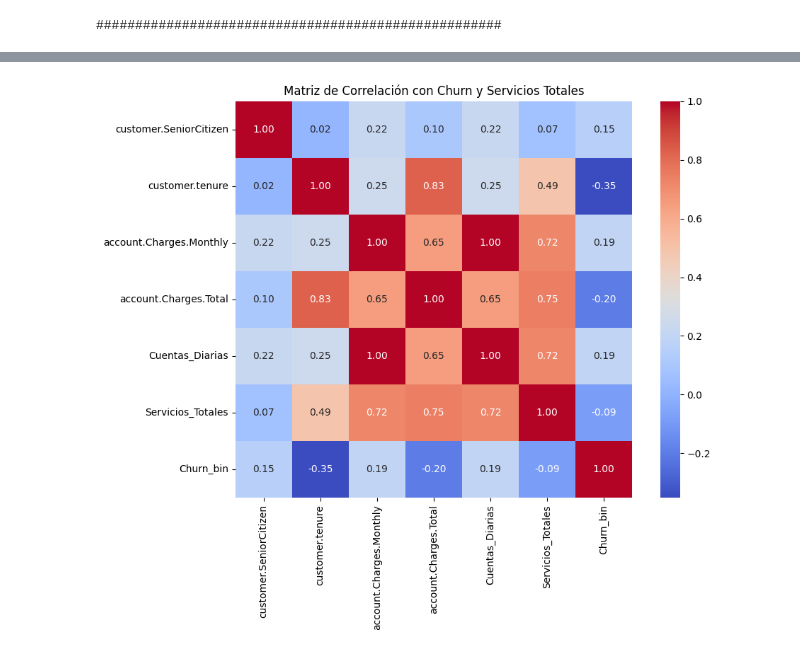
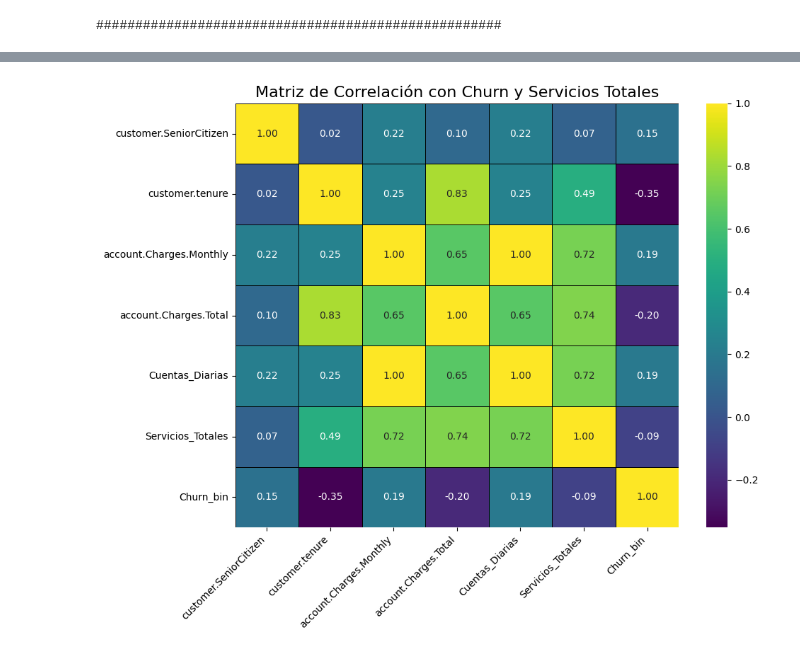
Before and after one commit to renzolea/Challenge-Telecom-X, a Jupyter notebook: TelecomX_LATAM.ipynb, the cells around one changed output, grey strips where cells are left out. Cells and saved outputs as stored; diff of their text form; code cells hidden in the pictures.

```diff
--- a/TelecomX_LATAM.ipynb
+++ b/TelecomX_LATAM.ipynb
@@ -482,32 +656,48 @@ La matriz de correlación fue visualizada mediante un heatmap
 # %%
 import pandas as pd
 import seaborn as sns
 import matplotlib.pyplot as plt
 
 # 1. Convertir 'Churn' en variable binaria
 df_normalizado['Churn_bin'] = df_normalizado['Churn'].map({'Yes': 1, 'No': 0})
 
 # 2. Crear variable 'Servicios_Totales'
 servicios = ['internet.OnlineSecurity', 'internet.OnlineBackup', 'internet.DeviceProtection',
              'internet.TechSupport', 'internet.StreamingTV', 'internet.StreamingMovies']
 
+# Ensure the binary columns are created before summing
 for servicio in servicios:
     df_normalizado[servicio + '_bin'] = df_normalizado[servicio].apply(lambda x: 1 if x == 'Yes' else 0)
 
 df_normalizado['Servicios_Totales'] = df_normalizado[[s + '_bin' for s in servicios]].sum(axis=1)
+
+# Calculate 'Cuentas_Diarias' in this cell
+df_normalizado['Cuentas_Diarias'] = df_normalizado['account.Charges.Monthly'] / 30
+
+# Ensure numeric columns are in the correct format and handle potential errors
+numeric_cols = ['customer.SeniorCitizen', 'customer.tenure',
+                  'account.Charges.Monthly', 'account.Charges.Total',
+                  'Cuentas_Diarias', 'Servicios_Totales', 'Churn_bin']
+
+for col in numeric_cols:
+    # Convert to numeric, coercing errors to NaN, then fill NaN with 0 (or another appropriate value)
+    df_normalizado[col] = pd.to_numeric(df_normalizado[col], errors='coerce').fillna(0)
+
 
 # 3. Calcular matriz de correlación
 variables_corr = ['customer.SeniorCitizen', 'customer.tenure',
                   'account.Charges.Monthly', 'account.Charges.Total',
                   'Cuentas_Diarias', 'Servicios_Totales', 'Churn_bin']
 
 correlation_matrix = df_normalizado[variables_corr].corr()
 
-# 4. Visualizar heatmap
+# 4. Visualizar heatmap con mejoras visuales
 plt.figure(figsize=(10, 8))
-sns.heatmap(correlation_matrix, annot=True, cmap='coolwarm', fmt=".2f", square=True)
-plt.title("Matriz de Correlación con Churn y Servicios Totales")
-plt.tight_layout()
+sns.heatmap(correlation_matrix, annot=True, cmap='viridis', fmt=".2f", linewidths=.5, linecolor='black') # Changed cmap, added linewidths and linecolor
+plt.title("Matriz de Correlación con Churn y Servicios Totales", fontsize=16) # Added fontsize to title
+plt.xticks(rotation=45, ha='right') # Rotate x-axis labels
+plt.yticks(rotation=0) # Ensure y-axis labels are horizontal
+plt.tight_layout() # Adjust layout to prevent labels overlapping
 plt.show()
 # %% [output]
-[figure, old version]
+[figure, new version]
```
Also changed, not shown: parts of 23 cells of this notebook.
